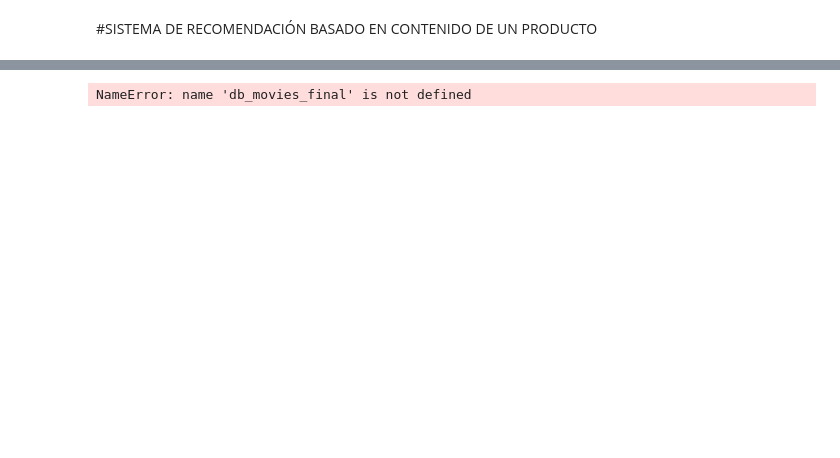
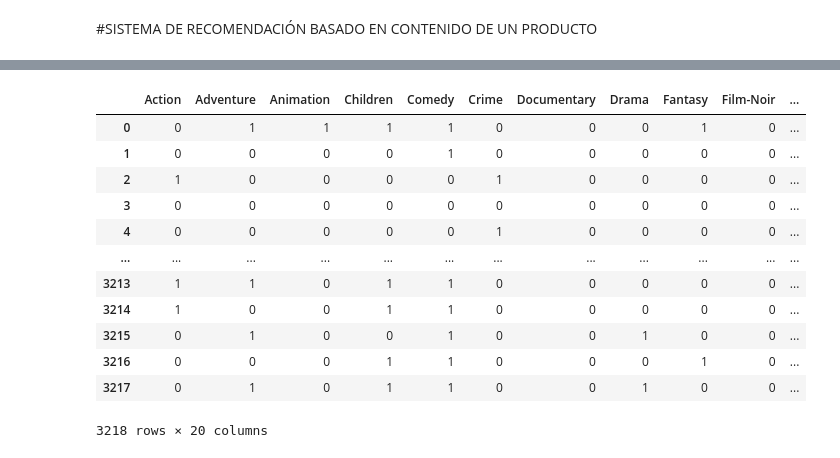
Before and after one commit to DanielMerkdo/ensayo, a Jupyter notebook: c_modelado_.ipynb, the cells around one changed output, grey strips where cells are left out. Drawn from its saved outputs; the diff is of its cells as text; code cells hidden in the pictures; blank space fills up the shorter version.

```diff
--- a/c_modelado_.ipynb
+++ b/c_modelado_.ipynb
@@ -154,4 +154,7 @@ memory usage: 9.3+ MB
+# %%
+final_movies3 = final_movies2.drop_duplicates(subset='movie_Id', keep='first').reset_index(drop=True)
 # %%
 ##### escalar para que año esté en el mismo rango ###
 sc=MinMaxScaler()
-final_movies2[["movie_yearsc"]]=sc.fit_transform(final_movies2[['movie_year']])
+final_movies3[["movie_yearsc"]]=sc.fit_transform(final_movies3[['movie_year']])
+final_movies3
@@ -158,5 +175,22 @@ final_movies2[["movie_yearsc"]]=sc.fit_transform(final_movies2[['movie_year']])
 # %%
-final_moviesknn=final_movies2.drop(columns=['user_id','movie_Id','movie_rating','movie_year','rating_year','movie_title'])
+#eliminar columnas que no se requieren para el analisis
+final_moviesknn=final_movies3.drop(columns=['user_id','movie_Id','movie_rating','movie_year','rating_year','movie_title'])
+# %%
+final_moviesknn
+# %% [output]
+|  | Action | Adventure | Animation | Children | Comedy | Crime | Documentary | Drama | Fantasy | Film-Noir | ... |
+| 0 | 0 | 1 | 1 | 1 | 1 | 0 | 0 | 0 | 1 | 0 | ... |
+| 1 | 0 | 0 | 0 | 0 | 1 | 0 | 0 | 0 | 0 | 0 | ... |
+| 2 | 1 | 0 | 0 | 0 | 0 | 1 | 0 | 0 | 0 | 0 | ... |
+| 3 | 0 | 0 | 0 | 0 | 0 | 0 | 0 | 0 | 0 | 0 | ... |
+| 4 | 0 | 0 | 0 | 0 | 0 | 1 | 0 | 0 | 0 | 0 | ... |
+| ... | ... | ... | ... | ... | ... | ... | ... | ... | ... | ... | ... |
+| 3213 | 1 | 1 | 0 | 1 | 1 | 0 | 0 | 0 | 0 | 0 | ... |
+| 3214 | 1 | 0 | 0 | 1 | 1 | 0 | 0 | 0 | 0 | 0 | ... |
+| 3215 | 0 | 1 | 0 | 0 | 1 | 0 | 0 | 1 | 0 | 0 | ... |
+| 3216 | 0 | 0 | 0 | 1 | 1 | 0 | 0 | 0 | 1 | 0 | ... |
+| 3217 | 0 | 1 | 0 | 1 | 1 | 0 | 0 | 1 | 0 | 0 | ... |
+3218 rows × 20 columns
 # %%
 ## el coseno de un angulo entre dos vectores es 1 cuando son perpendiculares y 0 cuando son paralelos(indicando que son muy similar324e-06	3.336112e-01	3.336665e-01	3.336665e-es)
 model = neighbors.NearestNeighbors(n_neighbors=20, metric='cosine')
@@ -169,12 +203,10 @@ id_list=pd.DataFrame(idlist) ## para saber esas distancias a que item correspond
 ####ejemplo para una pelicula
 movies_list_name = []
 movie_name='Forrest Gump'
-movie_id = db_movies_final[db_movies_final['movie_title'] == movie_name].index ### extraer el indice del libro
+movie_id = final_movies3[final_movies3['movie_title'] == movie_name].index ### extraer el indice del libro
 movie_id = movie_id[0] ## si encuentra varios solo guarde uno
 
 for newid in idlist[movie_id]:
-        movies_list_name.append(db_movies_final.loc[newid].movie_title) ### agrega el nombre de cada una de los id recomendados
+        movies_list_name.append(final_movies3.loc[newid].movie_title) ### agrega el nombre de cada una de los id recomendados
 
 movies_list_name
-# %% [output]
-NameError: name 'db_movies_final' is not defined
```
Also changed, not shown: parts of 10 cells of this notebook, 4 other files.
